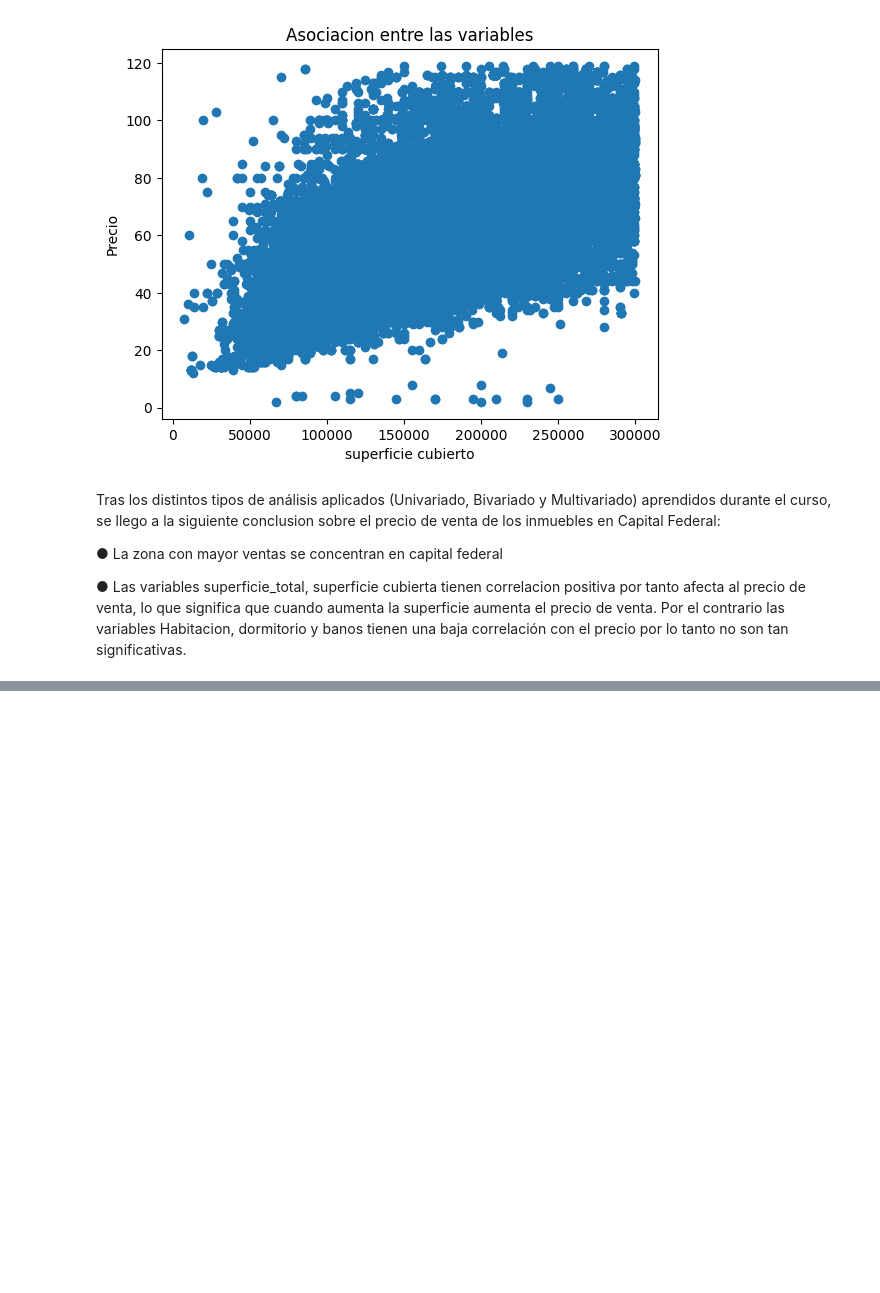
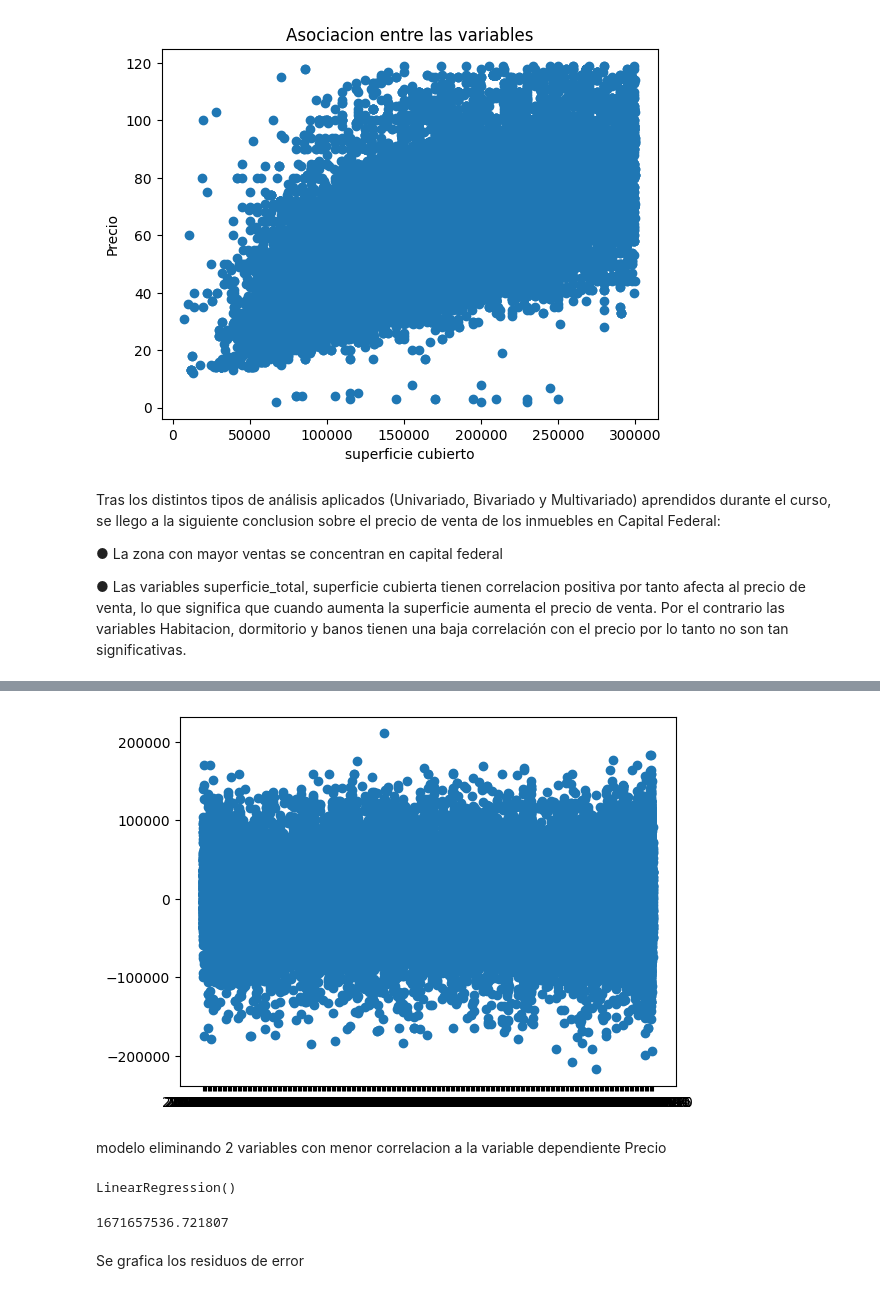
Before and after one commit to mmines32/proyecto_data_science1, a Jupyter notebook: ProyectoFinal_Manrique_Velazquez.ipynb, the cells around one changed output, grey strips where cells are left out. Cells and saved outputs as stored; diff of their text form; code cells hidden in the pictures; blank space fills up the shorter version.

```diff
--- a/ProyectoFinal_Manrique_Velazquez.ipynb
+++ b/ProyectoFinal_Manrique_Velazquez.ipynb
@@ -517,0 +608,2 @@ Por el contrario las variables  Habitacion,	dormitorio y banos tienen una baja c
+# %%
+modelo1=LR()
@@ -517,0 +614,2 @@ Por el contrario las variables  Habitacion,	dormitorio y banos tienen una baja c
+# %%
+y_preds1=modelo1.predict(x1)
@@ -517,0 +620,9 @@ Por el contrario las variables  Habitacion,	dormitorio y banos tienen una baja c
+# %%
+r1=y-y_preds1
+# %%
+plt.plot(r1,'o')
+plt.show()
+# %% [output]
+[figure, added]
+# %% [markdown]
+modelo eliminando 2 variables con menor correlacion a la variable dependiente Precio
@@ -517,0 +633,4 @@ Por el contrario las variables  Habitacion,	dormitorio y banos tienen una baja c
+# %%
+modelo2.fit(x2,y)
+# %% [output]
+LinearRegression()
@@ -517,0 +639,6 @@ Por el contrario las variables  Habitacion,	dormitorio y banos tienen una baja c
+# %%
+mean_squared_error(y,y_preds2)
+# %% [output]
+1671657536.721807
+# %% [markdown]
+Se grafica los residuos de error
```
Also changed, not shown: parts of 53 cells of this notebook.
